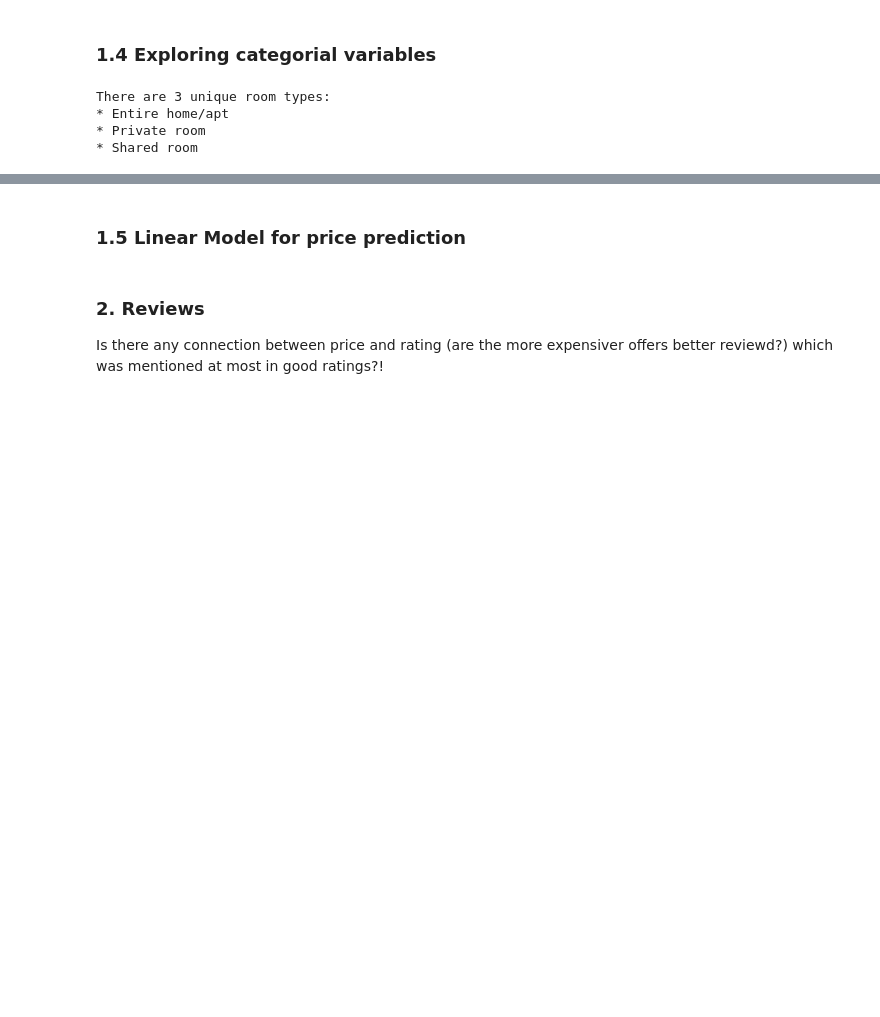
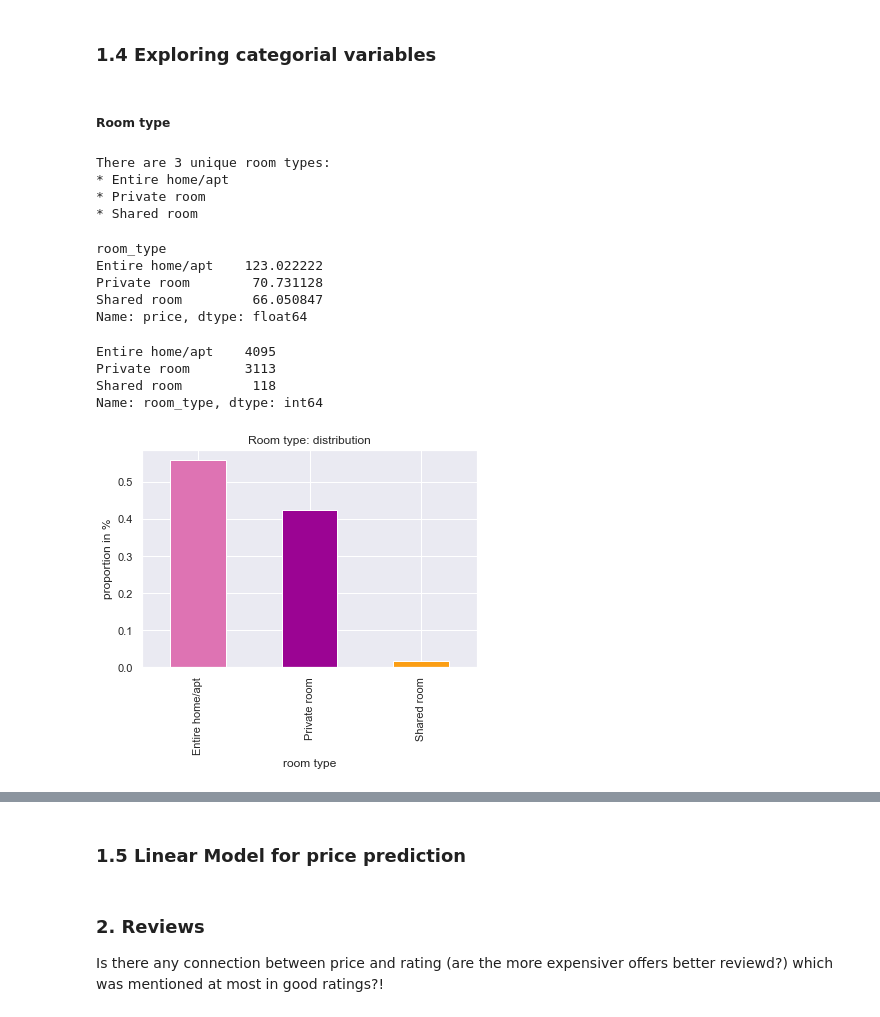
Before and after one commit to lethiess/AirBnB, a Jupyter notebook: AirBnb.ipynb, the cells around one changed output, grey strips where cells are left out. Cells and saved outputs as stored; diff of their text form; code cells hidden in the pictures; blank space fills up the shorter version.

Commit message:
Added plots or descriptives for all relevant variables

```diff
--- a/AirBnb.ipynb
+++ b/AirBnb.ipynb
@@ -58,16 +71,8 @@ munich_listings.head()
+# %%
+# convert price from object to float
+munich_listings[["price"]] = munich_listings[["price"]].replace("[\$,]", "", regex=True).astype(float)
 # %% [markdown]
 ### 1.2 Check for missing values
-# %%
-def find_categories_w_missing_values(df):
-    categories_w_mising_values = []
-    for category in munich_listings.columns:
-        if not munich_listings[category].isnull().values.any():
-            print("No missing values in " + category)
-        else:
-            print("\033[1m" + "Missing values in ", category + "\033[0m")
-            categories_w_mising_values.append(category)
-    print("\033[1m" + "\nThere are", len(categories_w_mising_values), "categories with missing values" + "\033[0m")
-    return categories_w_mising_values
 # %%
 categories_w_mising_values = find_categories_w_missing_values(munich_listings)
 # %% [output]
@@ -173,4 +157,6 @@ There are 0 categories with missing values
 []
 # %% [markdown]
 ### 1.4 Exploring categorial variables
+# %% [markdown]
+##### Room type
 # %%
@@ -183,3 +170,31 @@ There are 3 unique room types:
 * Entire home/apt
 * Private room
 * Shared room
+# %%
+# mean price of each room type
+room_type_mean = munich_listings.groupby("room_type").mean()["price"]
+room_type_mean
+# %% [output]
+room_type
+Entire home/apt    123.022222
+Private room        70.731128
+Shared room         66.050847
+Name: price, dtype: float64
+# %%
+# count occurrence of each room type
+room_type_vals = munich_listings["room_type"].value_counts()
+room_type_vals
+# %% [output]
+Entire home/apt    4095
+Private room       3113
+Shared room         118
+Name: room_type, dtype: int64
+# %%
+# bar chart: room type distribution
+colors_room_type = generate_random_colorlist(3)
+(munich_listings["room_type"].value_counts()/munich_listings.shape[0]).plot(kind="bar", color=colors_room_type)
+plt.title("Room type: distribution");
+plt.xlabel("room type");
+plt.ylabel("proportion in %");
+# %% [output]
+[figure, added]
```
Also changed, not shown: parts of 29 cells of this notebook.
